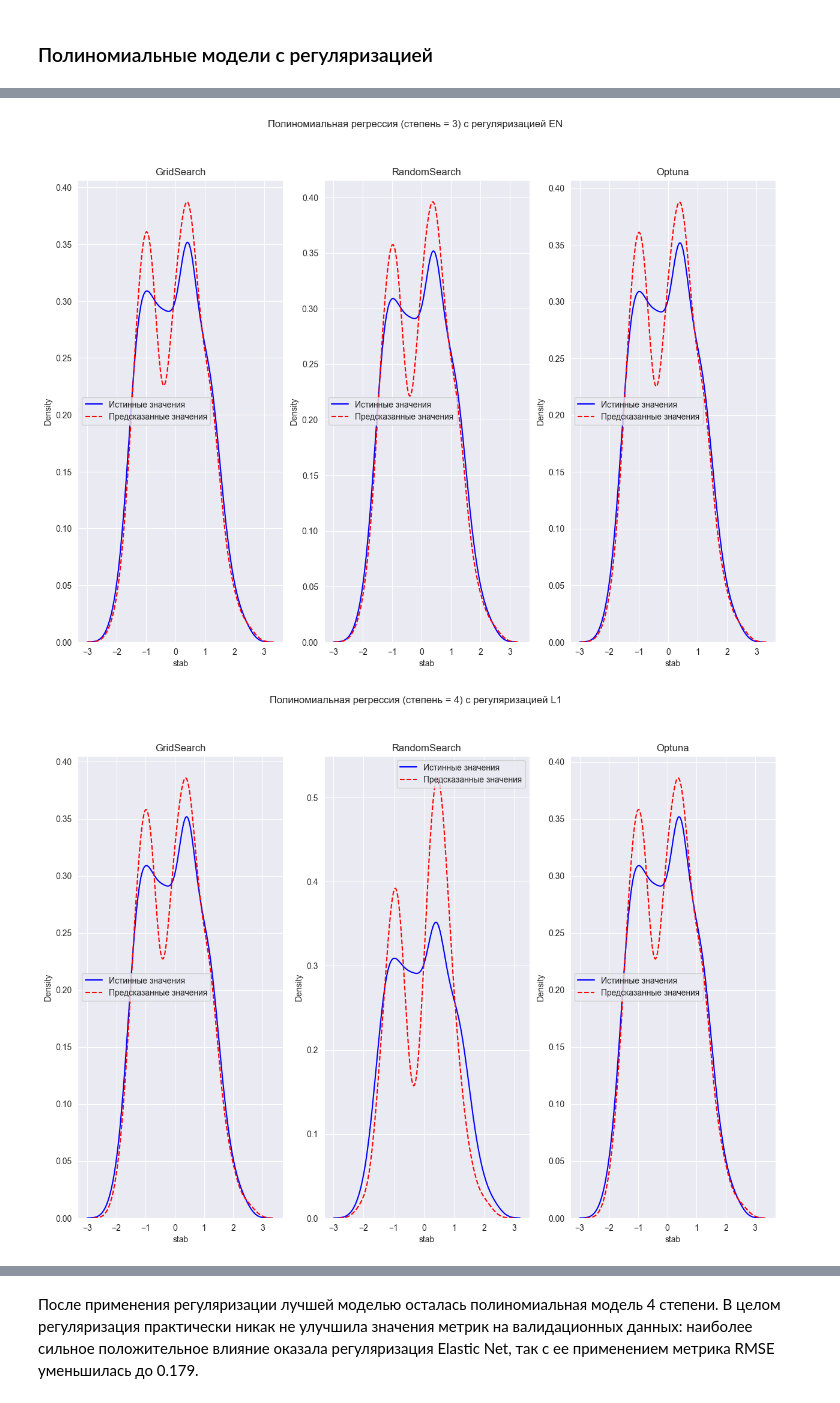
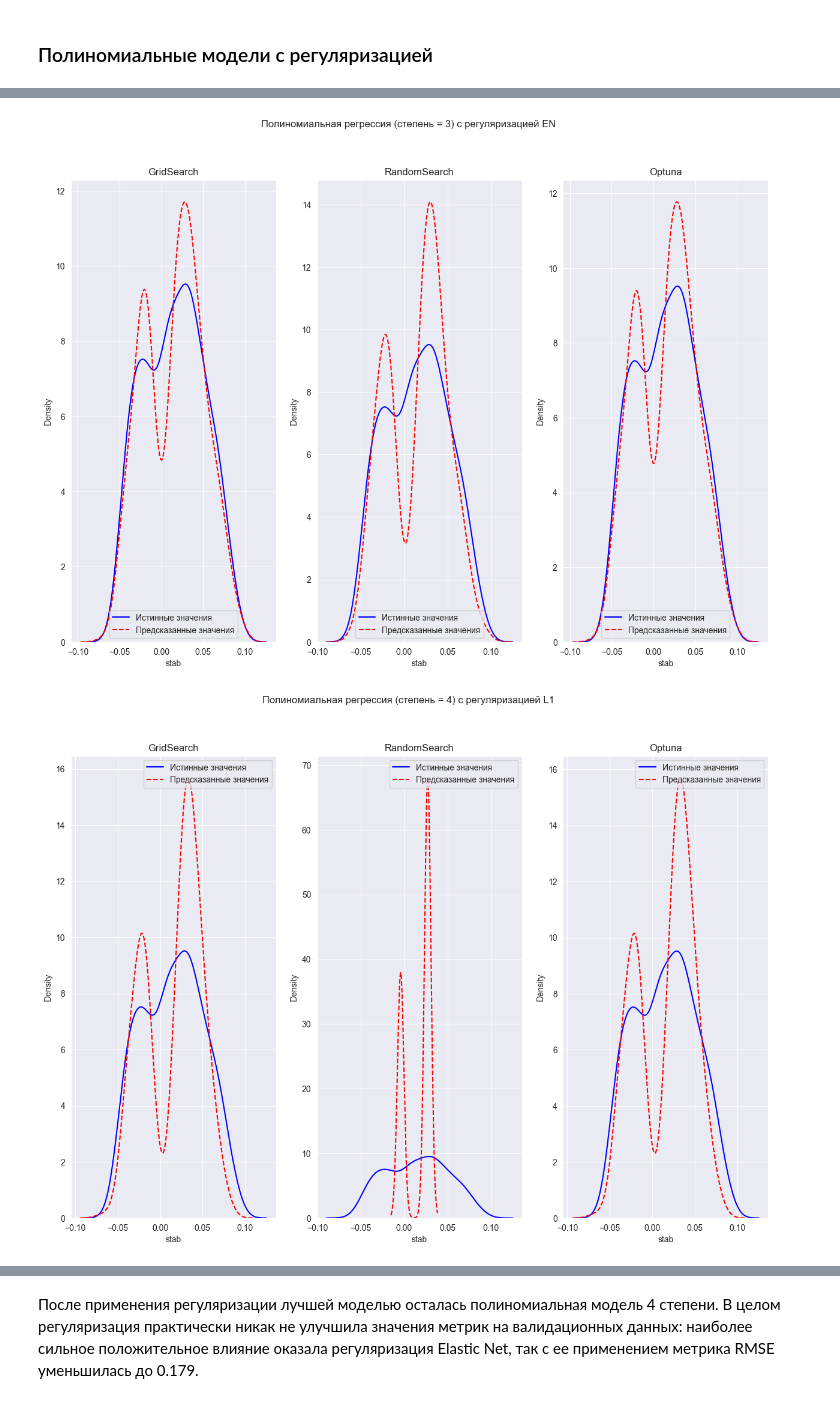
Before and after one commit to stwz13/ml, a Jupyter notebook: practice4.ipynb, the cells around one changed output, grey strips where cells are left out. Saved outputs shown, nothing was run; the diff lists cells and outputs as text; code cells hidden in the pictures.

```diff
--- a/practice4.ipynb
+++ b/practice4.ipynb
@@ -73,7 +75,7 @@ practice3_results
 # %% [markdown]
 Создадим две таблицы для работы: первая - с тренировочными и валидационными выборками, а вторая - с тестовыми данными. В итоге работы объединим их в финальную результирующую таблицу
 # %%
-train_and_val_metrics_comparing_columns = pd.MultiIndex.from_product([["Train Data", "Val Data"], metrics]).to_frame()
+train_and_val_metrics_comparing_columns = pd.MultiIndex.from_product([["Train Data", "Val Data"], metrics])
 train_and_val_metrics_comparing = pd.DataFrame(columns=train_and_val_metrics_comparing_columns)
 train_and_val_metrics_comparing
 # %% [output]
@@ -198,7 +205,7 @@ def train_models_with_reg(X_train, y_train, X_val, y_val, reg_config):
 # %% [markdown]
 Разделим данные в пропорциях 80 - 10 - 10
 # %%
-data = pd.read_csv("datasets/practice3_preprocessing_ds.csv", index_col=0)
+data = pd.read_csv("datasets/practice3_dataset.csv", index_col=0)
 
 X = data.drop("stab", axis=1)
 y = data["stab"]
@@ -483,16 +470,19 @@ X_poly4_train.shape
 # %%
-poly4_model = LinearRegression()
-poly4_model.fit(X_poly4_train, y_train)
+poly4_model = make_pipeline(StandardScaler(), PolynomialFeatures(degree=4), LinearRegression())
+poly4_model.fit(X_train, y_train)
 
-poly4_train_predict = poly4_model.predict(X_poly4_train)
-poly4_val_predict = poly4_model.predict(X_poly4_val)
-poly4_test_predict = poly4_model.predict(X_poly4_test)
+poly4_train_predict = poly4_model.predict(X_train)
+poly4_val_predict = poly4_model.predict(X_val)
+poly4_test_predict = poly4_model.predict(X_test)
 
-input_metrics_into_the_train_val_table(f"Polynomial regression (deg = 4)",
+name = "Polynomial regression (deg = 4)"
+pipelines[name] = poly4_model
+
+input_metrics_into_the_train_val_table(name,
                           poly4_train_predict, y_train,
                           poly4_val_predict, y_val)
 
-input_metrics_into_the_test_table(f"Polynomial regression (deg = 4)", poly4_test_predict, y_test)
+input_metrics_into_the_test_table(name, poly4_test_predict, y_test)
 
 train_and_val_metrics_comparing
 # %% [output]
@@ -527,26 +518,25 @@ Text(0.5, 1.0, 'Полиномиальная регрессия 4 степени
 # %% [markdown]
 ### Полиномиальные модели с регуляризацией
 # %%
-polynomial_data = [(X_poly2_train, X_poly2_val, X_poly2_test), (X_poly3_train, X_poly3_val, X_poly3_test), (X_poly4_train, X_poly4_val, X_poly4_test)]
-poly_models_info = {}
+for degree in range(2, 5):
+    poly_reg_models = train_models_with_reg(X_train, y_train, X_val, y_val, reg_config, degree=degree)
 
-for degree, (train, val, test) in enumerate(polynomial_data, start=2):
-    poly_models_info[degree] = train_models_with_reg(train, y_train, val, y_val, reg_config)
-    polynomial_model_reg = poly_models_info[degree]
-    for name_of_reg, reg_info in polynomial_model_reg.items():
+    for name_of_reg, reg_info in poly_reg_models.items():
         fig, axes = plt.subplots(1, 3, figsize=(15, 10))
 
         for (name_of_method, model_info), ax in zip(reg_info.items(), axes):
             model = model_info["model"]
+            name = f"Polynomial regression (deg = {degree}) with {name_of_reg} ({name_of_method})"
 
-            val_predict = model.predict(val)
-            train_predict = model.predict(train)
-            test_predict = model.predict(test)
+            val_predict = model.predict(X_val)
+            train_predict = model.predict(X_train)
+            test_predict = model.predict(X_test)
 
-            name_of_model = f"Polynomial regression (deg = {degree}) with {name_of_reg} ({name_of_method})"
-            input_metrics_into_the_train_val_table(name_of_model,  train_predict, y_train, val_predict, y_val)
+            pipelines[name] = model
 
-            input_metrics_into_the_test_table(name_of_model, test_predict, y_test)
+            input_metrics_into_the_train_val_table(name,  train_predict, y_train, val_predict, y_val)
+
+            input_metrics_into_the_test_table(name, test_predict, y_test)
 
             sns.kdeplot(y_val, color="blue", label="Истинные значения", ax=ax)
 
@@ -566,2 +556,2 @@ for degree, (train, val, test) in enumerate(polynomial_data, start=2):
-[figure, old version]
+[figure, new version]
-[figure, old version]
+[figure, new version]
```
Also changed, not shown: parts of 46 cells of this notebook.
